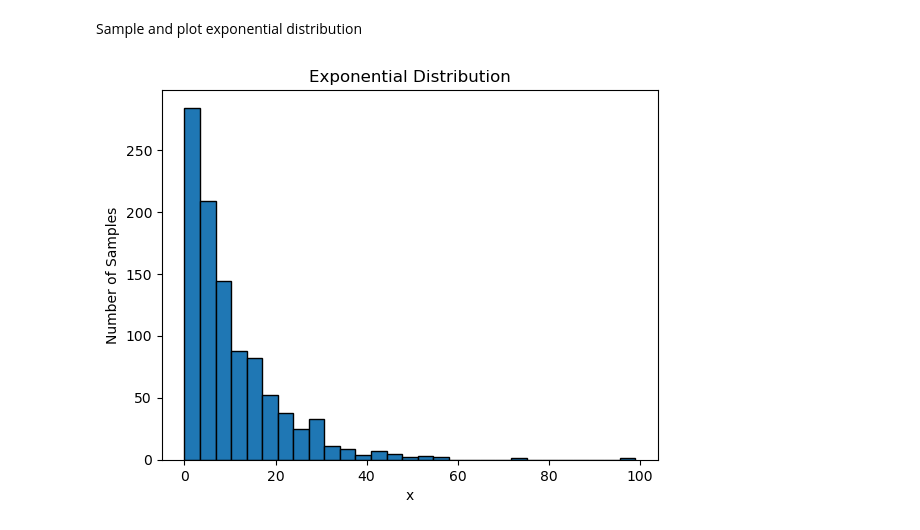
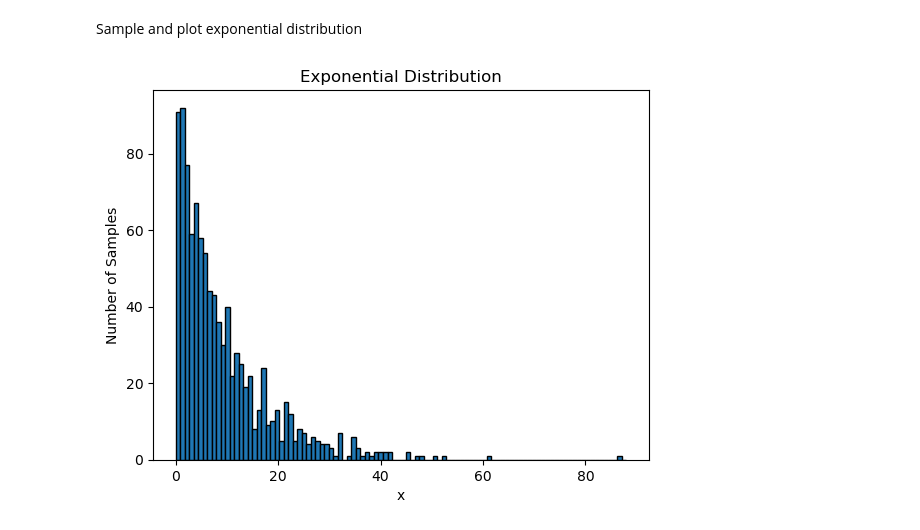
Before and after one commit to djlouie/astr19-spring25, a Jupyter notebook: cj2-prompt10.ipynb, the cells around one changed output. Saved outputs shown, nothing was run; the diff lists cells and outputs as text; code cells hidden in the pictures.

```diff
--- a/cj2-prompt10.ipynb
+++ b/cj2-prompt10.ipynb
@@ -59,20 +59,20 @@ Sample and plot exponential distribution
 # %%
 num_samples = 1000
 beta = 10 # scale, inverse of rate
 x = np.random.exponential(scale=beta, size=num_samples)
 
 hist_min = np.floor(min(x))
 hist_max = np.ceil(max(x))
-num_bin_boundaries = 30
+num_bin_boundaries = 101
 
 # define bin boundaries
 bin_boundaries = np.linspace(hist_min, hist_max, num_bin_boundaries)
 
 # plot histogram
 plt.hist(x, bins=bin_boundaries, edgecolor="black")
 plt.title("Exponential Distribution")
 plt.xlabel("x")
 plt.ylabel("Number of Samples")
 plt.show()
 # %% [output]
-[figure, old version]
+[figure, new version]
```
Also changed, not shown: parts of 2 cells of this notebook, 1 other file.
